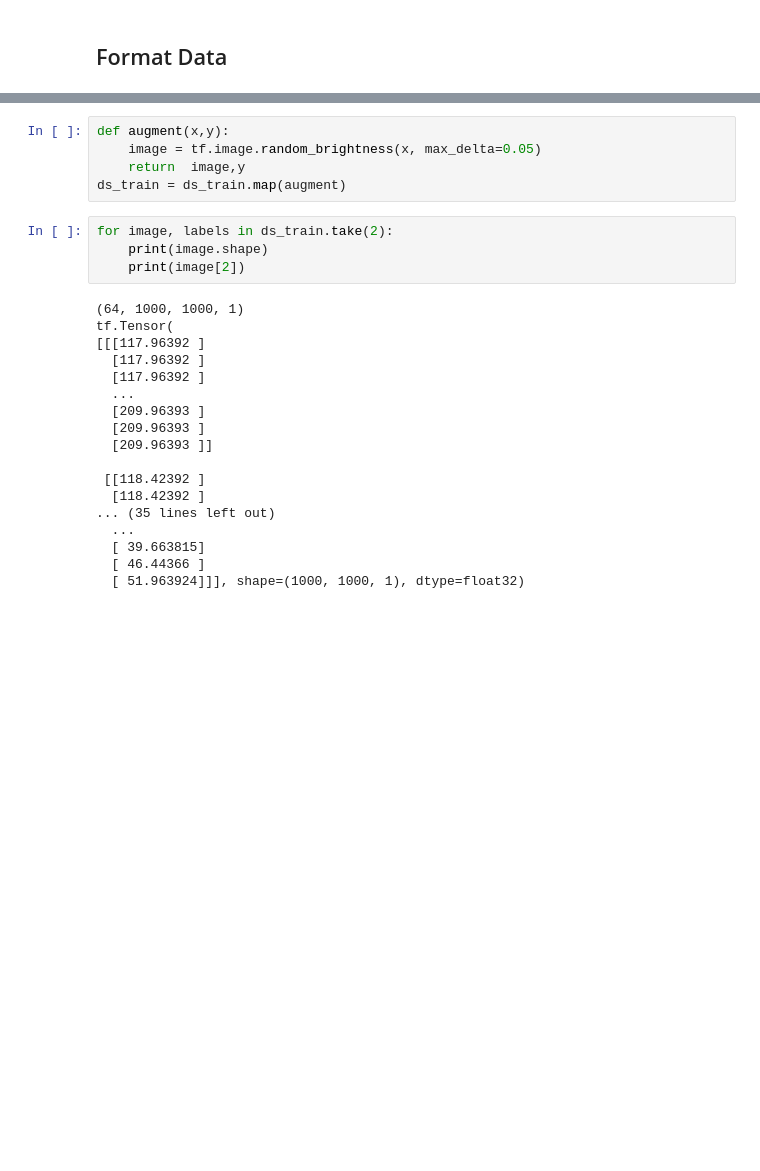
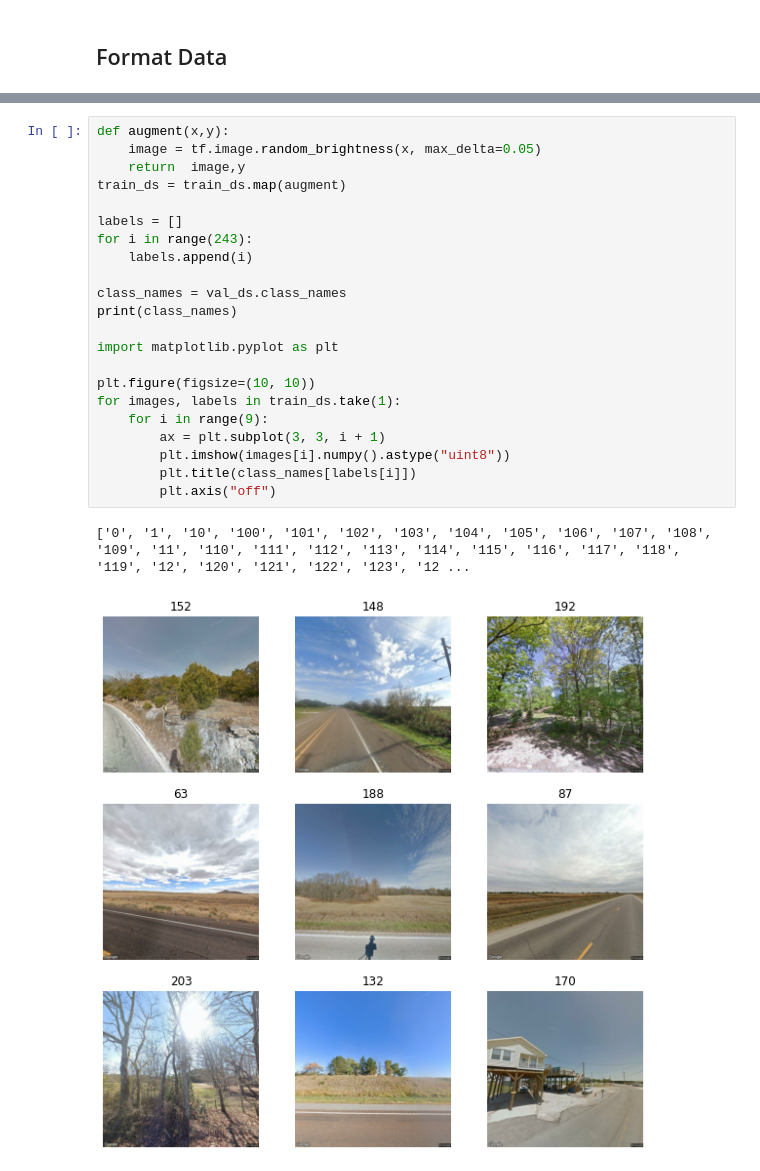
Before and after one commit to ShaneW-18/-Geoguessr-AI, a Jupyter notebook: Model/Geoguessr-cnn.ipynb, the cells around one changed output, grey strips where cells are left out. Saved outputs shown, nothing was run; the diff lists cells and outputs as text; blank space fills up the shorter version.

```diff
--- a/Model/Geoguessr-cnn.ipynb
+++ b/Model/Geoguessr-cnn.ipynb
@@ -50,27 +73,25 @@ KeyboardInterrupt:
-# %%
-def augment(x,y):
-    image = tf.image.random_brightness(x, max_delta=0.05)
-    return  image,y
-ds_train = ds_train.map(augment)
-# %%
-for image, labels in ds_train.take(2):
-    print(image.shape)
-    print(image[2])
-# %% [output]
-(64, 1000, 1000, 1)
-tf.Tensor(
-[[[117.96392 ]
-  [117.96392 ]
-  [117.96392 ]
-  ...
-  [209.96393 ]
-  [209.96393 ]
-  [209.96393 ]]
-
- [[118.42392 ]
-  [118.42392 ]
-... (35 lines left out)
-  ...
-  [ 39.663815]
-  [ 46.44366 ]
-  [ 51.963924]]], shape=(1000, 1000, 1), dtype=float32)
+# %%
+def augment(x,y):
+    image = tf.image.random_brightness(x, max_delta=0.05)
+    return  image,y
+train_ds = train_ds.map(augment)
+
+labels = []
+for i in range(243):
+    labels.append(i)
+
+class_names = val_ds.class_names
+print(class_names)
+
+import matplotlib.pyplot as plt
+
+plt.figure(figsize=(10, 10))
+for images, labels in train_ds.take(1):
+    for i in range(9):
+        ax = plt.subplot(3, 3, i + 1)
+        plt.imshow(images[i].numpy().astype("uint8"))
+        plt.title(class_names[labels[i]])
+        plt.axis("off")
+# %% [output]
+['0', '1', '10', '100', '101', '102', '103', '104', '105', '106', '107', '108', '109', '11', '110', '111', '112', '113', '114', '115', '116', '117', '118', '119', '12', '120', '121', '122', '123', '12 ...
+[figure, added]
```
Also changed, not shown: parts of 14 cells of this notebook.
